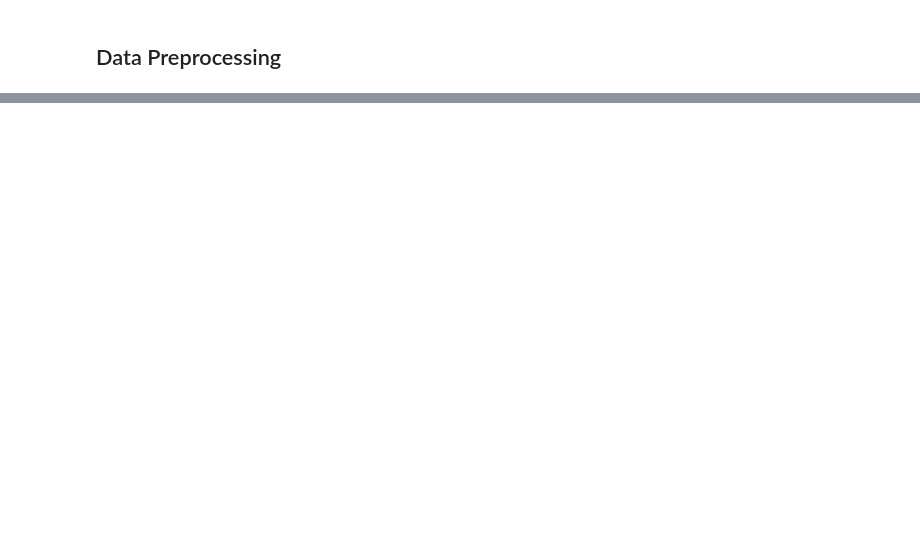
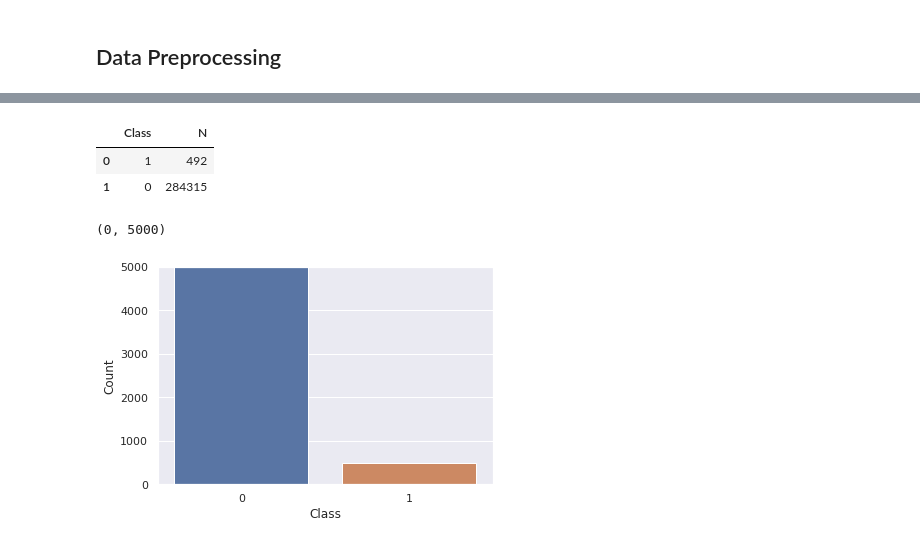
Before and after one commit to VladimirIsakov91/CreditCardFraud, a Jupyter notebook: CreditCardFraud.ipynb, the cells around one changed output, grey strips where cells are left out. Saved outputs shown, nothing was run; the diff lists cells and outputs as text; code cells hidden in the pictures; blank space fills up the shorter version.

```diff
--- a/CreditCardFraud.ipynb
+++ b/CreditCardFraud.ipynb
@@ -35,0 +25,7 @@ data.head()
+# %%
+types = [StructField(name=f'V{i}', dataType=FloatType(), nullable=True) for i in range(1, 29)]
+types.extend([StructField(name='Amount', dataType=FloatType(), nullable=True),
+              StructField(name='Class', dataType=IntegerType(), nullable=True) ])
+types.insert(0, StructField(name='Time', dataType=FloatType(), nullable=True))
+schema = StructType(fields=types)
+pprint(types)
@@ -35,0 +50,3 @@ data.head()
+# %%
+data = session.read.csv('./data/creditcard.csv', header=True, schema=schema)
+data.show()
@@ -92,0 +115,2 @@ sns.distplot(X['V1'])
+# %%
+data = data.drop('Time')
@@ -92,0 +137,18 @@ sns.distplot(X['V1'])
+# %%
+y = data.select('Class')
+res = y.groupBy('Class').agg(F.count(y['Class']).alias('N'))
+res = res.toPandas()
+res
+# %% [output]
+|  | Class | N |
+| 0 | 1 | 492 |
+| 1 | 0 | 284315 |
+# %%
+plt.figure(1)
+sns.barplot(x='Class', y='N', data=res)
+plt.xlabel('Class')
+plt.ylabel('Count')
+plt.ylim([0, 5000])
+# %% [output]
+(0, 5000)
+[figure, added]
```
Also changed, not shown: parts of 14 cells of this notebook.
